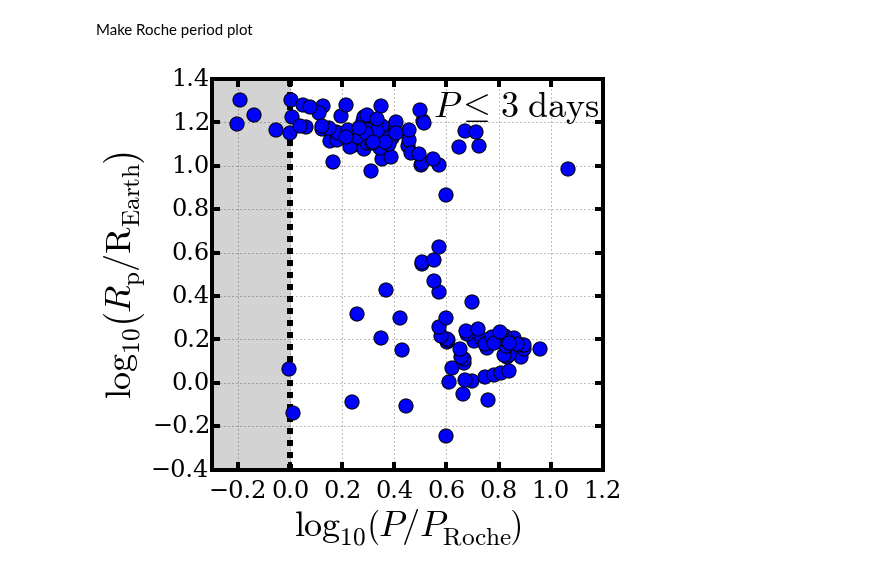
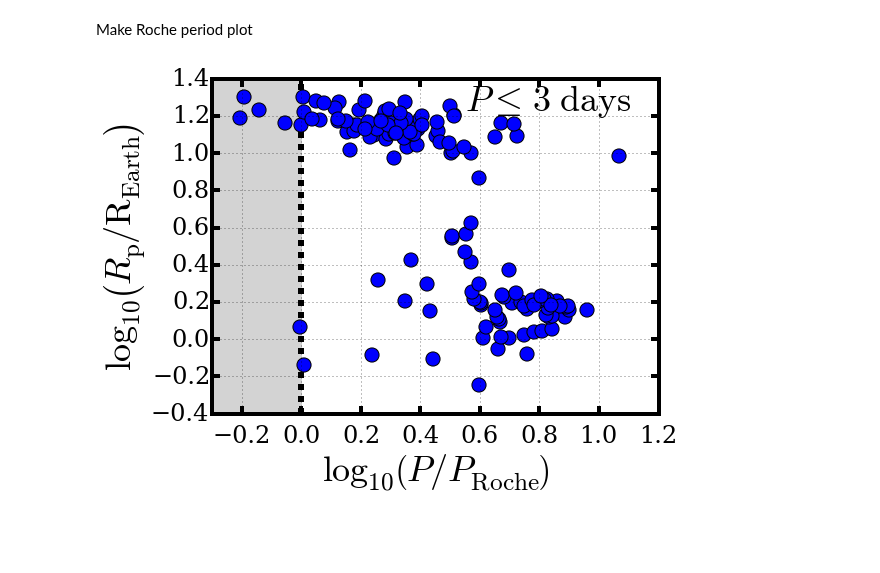
Before and after one commit to decaelus/CeMDA_tidal_evol, a Jupyter notebook: CeDMA_Calculations.ipynb, the cells around one changed output. Drawn from its saved outputs; the diff is of its cells as text; code cells hidden in the pictures; blank space fills up the shorter version.

```diff
--- a/CeDMA_Calculations.ipynb
+++ b/CeDMA_Calculations.ipynb
@@ -419,29 +419,29 @@ fig.savefig('P-vs-Pturnover.eps', dpi=1000, bbox_inches='tight')
 # %% [markdown]
 Make Roche period plot
 # %%
-fig = plt.figure(figsize=(7,7))
+fig = plt.figure(figsize=(default_fig_width,default_fig_height))
 ax = fig.add_subplot(111)
 
 exoplanets_table = Table.read('exoplanets-org_2015Dec7.csv', format='ascii.csv')
 
 ind = np.where(exoplanets_table['PER (day)'] < 3.)
 exoplanets_table['PRoche (days)'] = \
     Rappaport_Roche_limit(exoplanets_table['MASS (Mearth)']*cds.Mgeo, exoplanets_table['R (Rearth)']*cds.Rgeo)
 
 x = exoplanets_table['PER (day)'][ind]/exoplanets_table['PRoche (days)'][ind]
 y = exoplanets_table['R (Rearth)'][ind]
 ax.scatter(np.log10(x), np.log10(y), s=200)
 ax.axvline(0., lw=6, ls='--', color='k', zorder=-1)
 
 ax.set_xlim([-0.3, 1.2])
 ax.set_ylim([-0.4, 1.4])
 
 ax.fill_between([-0.3, 0.], -0.4, 1.4, color='lightgrey', zorder=-1)
 
 ax.set_xlabel('$\\log_{\\rm 10} \\left( P/P_{\\rm Roche} \\right)$', fontsize=36)
 ax.set_ylabel('$\\log_{\\rm 10} \\left( R_{\\rm p}/{\\rm R_{Earth}} \\right)$', fontsize=36)
 
 ax.text(0.55, 1.23, '$P \\leq\ {\\rm 3\ days}$', fontsize=36)
 fig.savefig('P-PRoche.eps', dpi=1000, bbox_inches='tight')
 # %% [output]
-[figure, old version]
+[figure, new version]
```
